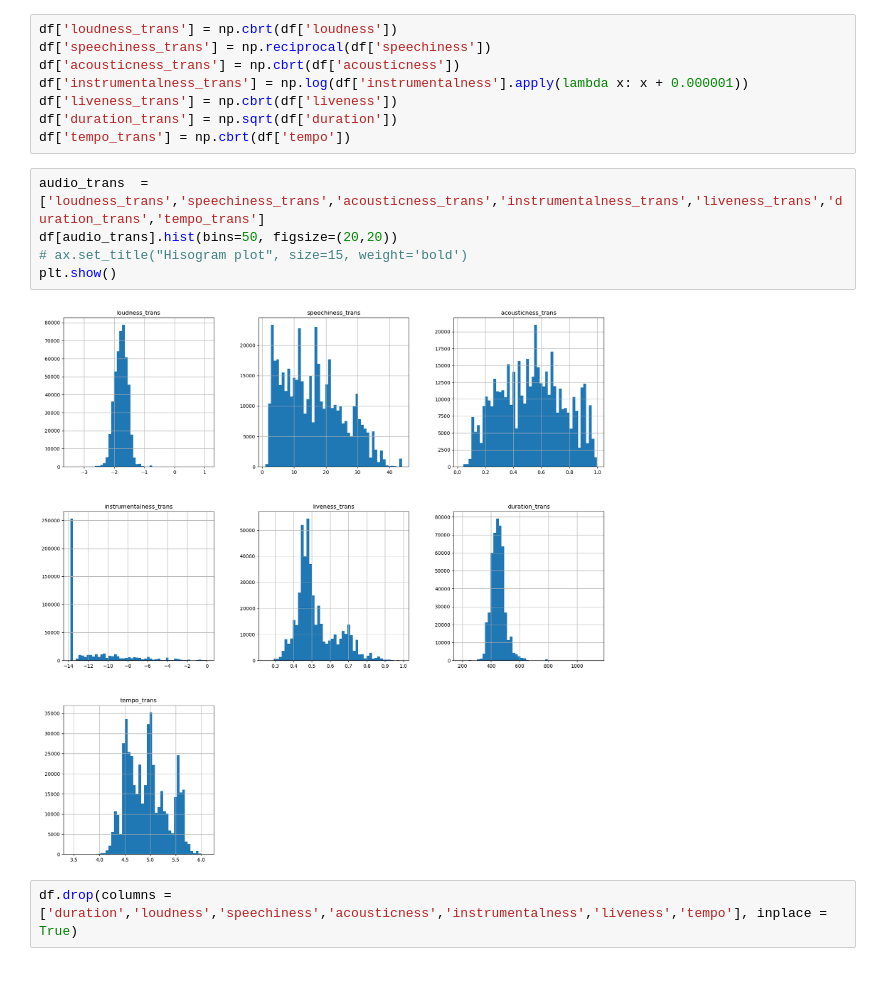
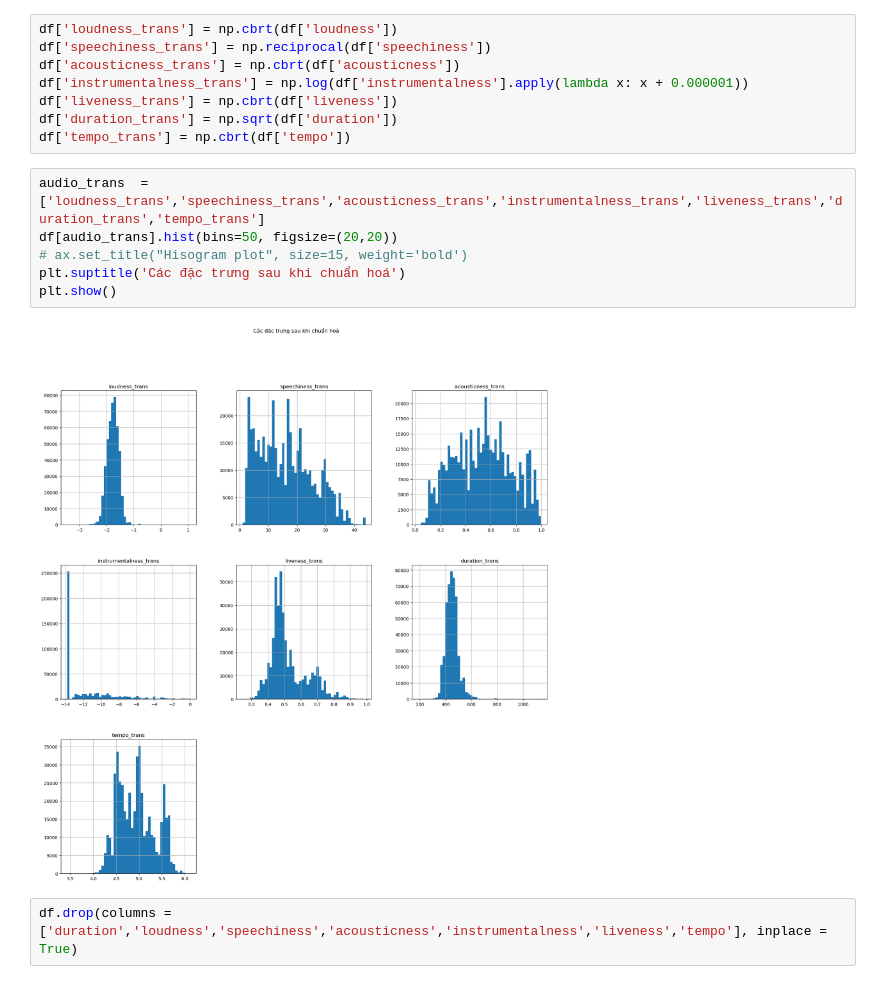
Before and after one commit to Miruku2201/LTKHDL_FinalProject, a Jupyter notebook: question.ipynb, the cells around one changed output. Saved outputs shown, nothing was run; the diff lists cells and outputs as text.

```diff
--- a/question.ipynb
+++ b/question.ipynb
@@ -225,10 +225,11 @@ df['tempo_trans'] = np.cbrt(df['tempo'])
 # %%
 audio_trans  =['loudness_trans','speechiness_trans','acousticness_trans','instrumentalness_trans','liveness_trans','duration_trans','tempo_trans']
 df[audio_trans].hist(bins=50, figsize=(20,20))
 # ax.set_title("Hisogram plot", size=15, weight='bold')
+plt.suptitle('Các đặc trưng sau khi chuẩn hoá')
 plt.show()
 # %% [output]
-[figure, old version]
+[figure, new version]
 # %%
 df.drop(columns = ['duration','loudness','speechiness','acousticness','instrumentalness','liveness','tempo'], inplace = True)
 # %% [markdown]
```
